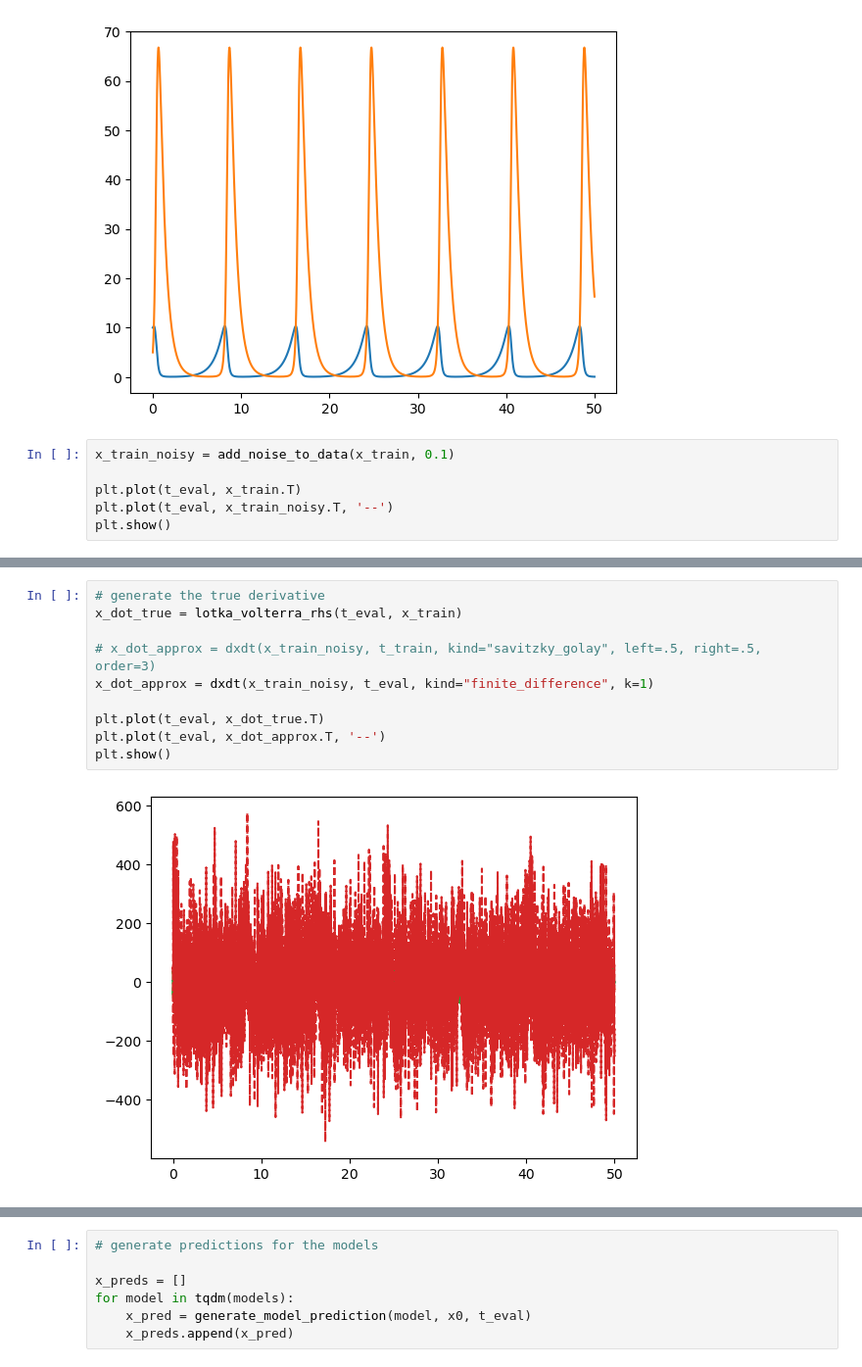
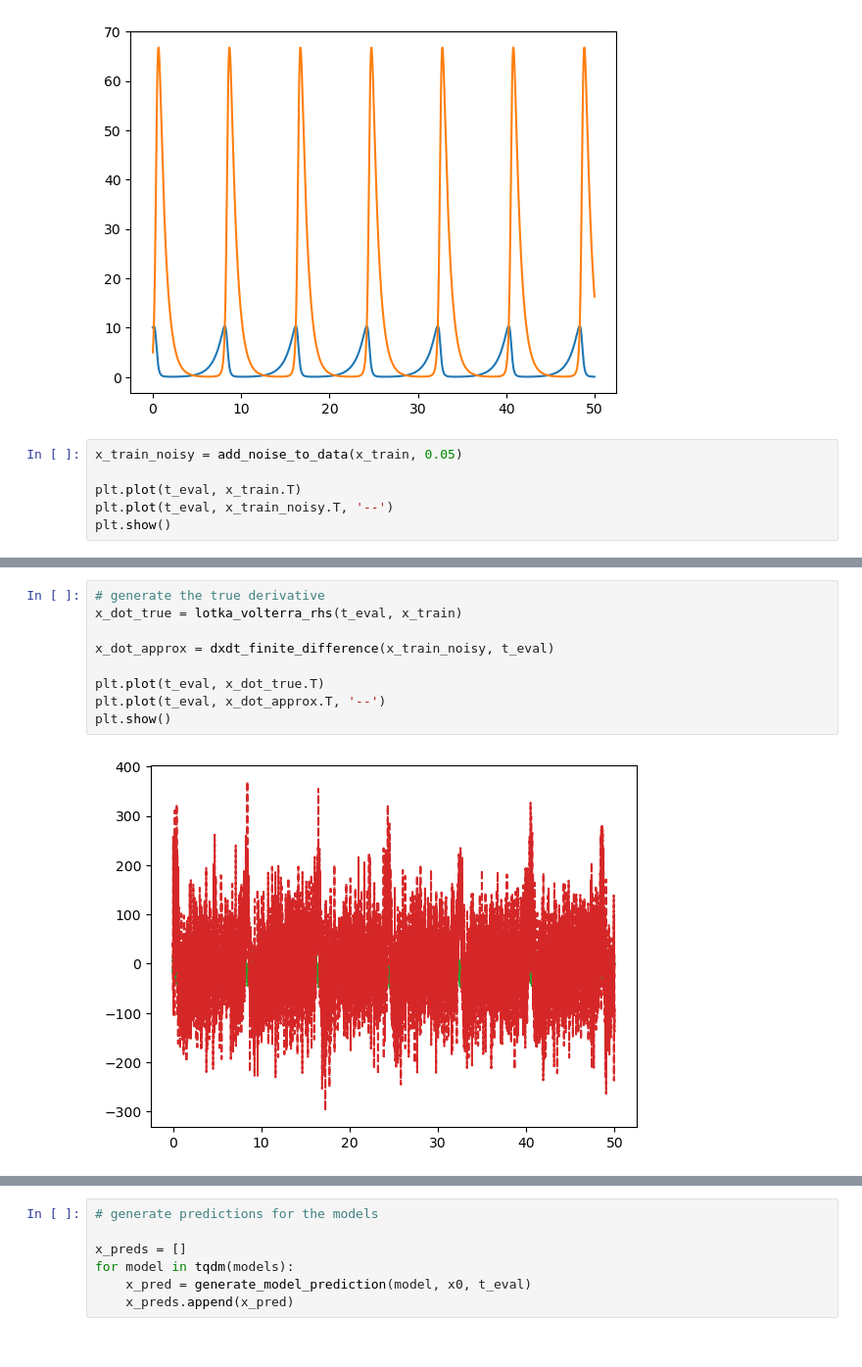
Before and after one commit to etrilling/MS-project, a Jupyter notebook: test01-basic_noise_tests.ipynb, the cells around one changed output, grey strips where cells are left out. Shown at 98% size. Cells and saved outputs as stored; diff of their text form.

```diff
--- a/test01-basic_noise_tests.ipynb
+++ b/test01-basic_noise_tests.ipynb
@@ -20,7 +29,7 @@ plt.show()
 # %% [output]
 [figure]
 # %%
-x_train_noisy = add_noise_to_data(x_train, 0.1)
+x_train_noisy = add_noise_to_data(x_train, 0.05)
 
 plt.plot(t_eval, x_train.T)
 plt.plot(t_eval, x_train_noisy.T, '--')
@@ -30,15 +39,14 @@ plt.show()
 # %%
 # generate the true derivative
 x_dot_true = lotka_volterra_rhs(t_eval, x_train)
 
-# x_dot_approx = dxdt(x_train_noisy, t_train, kind="savitzky_golay", left=.5, right=.5, order=3)
-x_dot_approx = dxdt(x_train_noisy, t_eval, kind="finite_difference", k=1)
+x_dot_approx = dxdt_finite_difference(x_train_noisy, t_eval)
 
 plt.plot(t_eval, x_dot_true.T)
 plt.plot(t_eval, x_dot_approx.T, '--')
 plt.show()
 # %% [output]
-[figure, old version]
+[figure, new version]
 # %%
 # generate models for different noise levels
 
```
Also changed, not shown: parts of 5 cells of this notebook, 10 other files.
